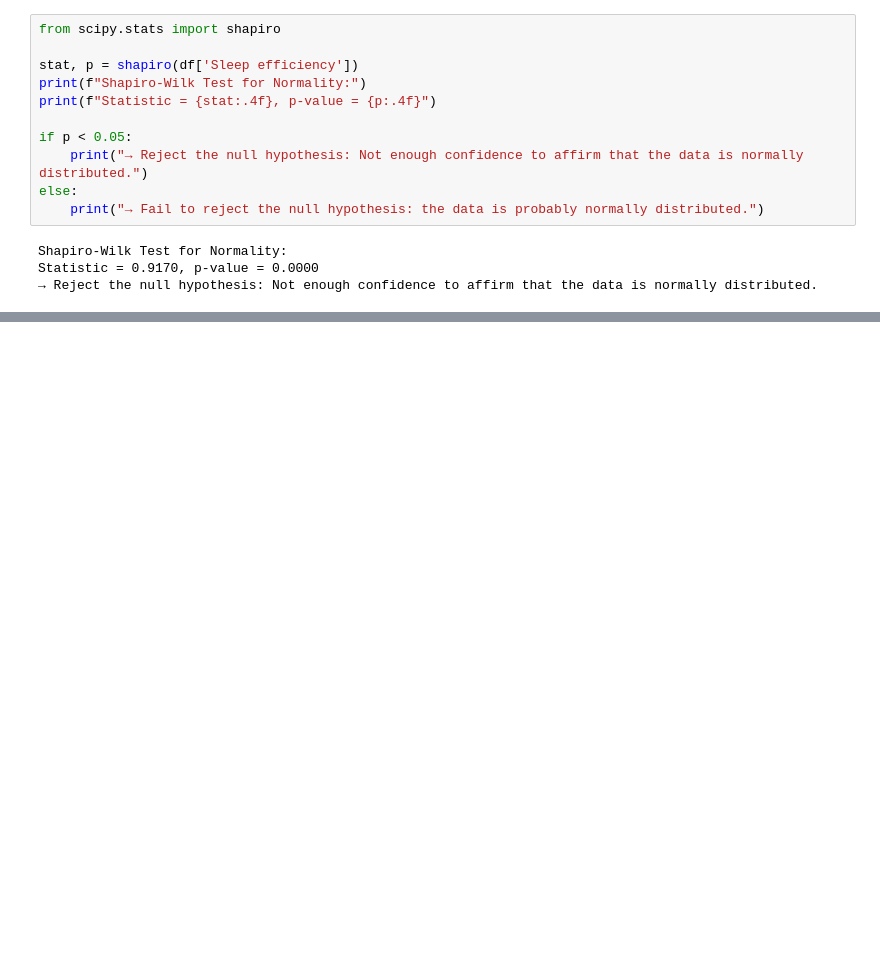
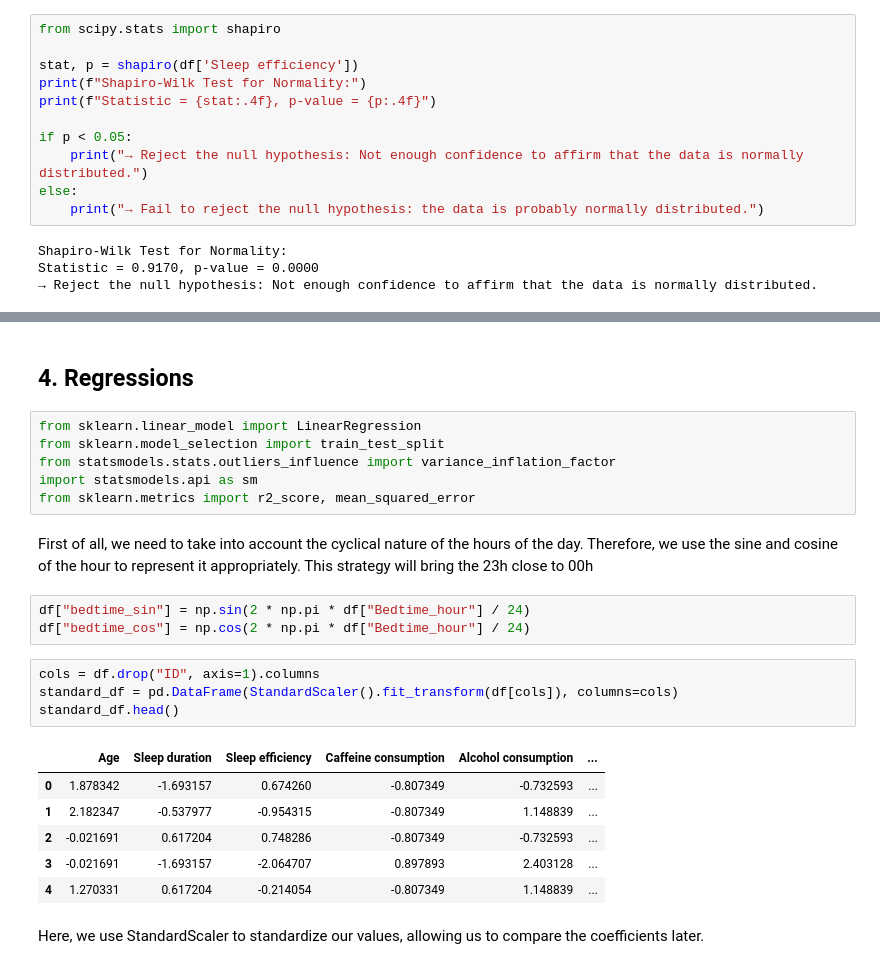
Before and after one commit to pedroaires/SleepHealth-Analysis-ML, a Jupyter notebook: notebooks/02_statistical_analysis.ipynb, the cells around one changed output, grey strips where cells are left out. Drawn from its saved outputs; the diff is of its cells as text; blank space fills up the shorter version.

```diff
--- a/notebooks/02_statistical_analysis.ipynb
+++ b/notebooks/02_statistical_analysis.ipynb
@@ -114,0 +230,26 @@ Statistic = 0.9170, p-value = 0.0000
+# %% [markdown]
+## 4. Regressions
+# %%
+from sklearn.linear_model import LinearRegression
+from sklearn.model_selection import train_test_split
+from statsmodels.stats.outliers_influence import variance_inflation_factor
+import statsmodels.api as sm
+from sklearn.metrics import r2_score, mean_squared_error
+# %% [markdown]
+First of all, we need to take into account the cyclical nature of the hours of the day. Therefore, we use the sine and cosine of the hour to represent it appropriately. This strategy will bring the 23h close to 00h
+# %%
+df["bedtime_sin"] = np.sin(2 * np.pi * df["Bedtime_hour"] / 24)
+df["bedtime_cos"] = np.cos(2 * np.pi * df["Bedtime_hour"] / 24)
+# %%
+cols = df.drop("ID", axis=1).columns
+standard_df = pd.DataFrame(StandardScaler().fit_transform(df[cols]), columns=cols)
+standard_df.head()
+# %% [output]
+|  | Age | Sleep duration | Sleep efficiency | Caffeine consumption | Alcohol consumption | ... |
+| 0 | 1.878342 | -1.693157 | 0.674260 | -0.807349 | -0.732593 | ... |
+| 1 | 2.182347 | -0.537977 | -0.954315 | -0.807349 | 1.148839 | ... |
+| 2 | -0.021691 | 0.617204 | 0.748286 | -0.807349 | -0.732593 | ... |
+| 3 | -0.021691 | -1.693157 | -2.064707 | 0.897893 | 2.403128 | ... |
+| 4 | 1.270331 | 0.617204 | -0.214054 | -0.807349 | 1.148839 | ... |
+# %% [markdown]
+Here, we use StandardScaler to standardize our values, allowing us to compare the coefficients later.
```
Also changed, not shown: parts of 34 cells of this notebook.
